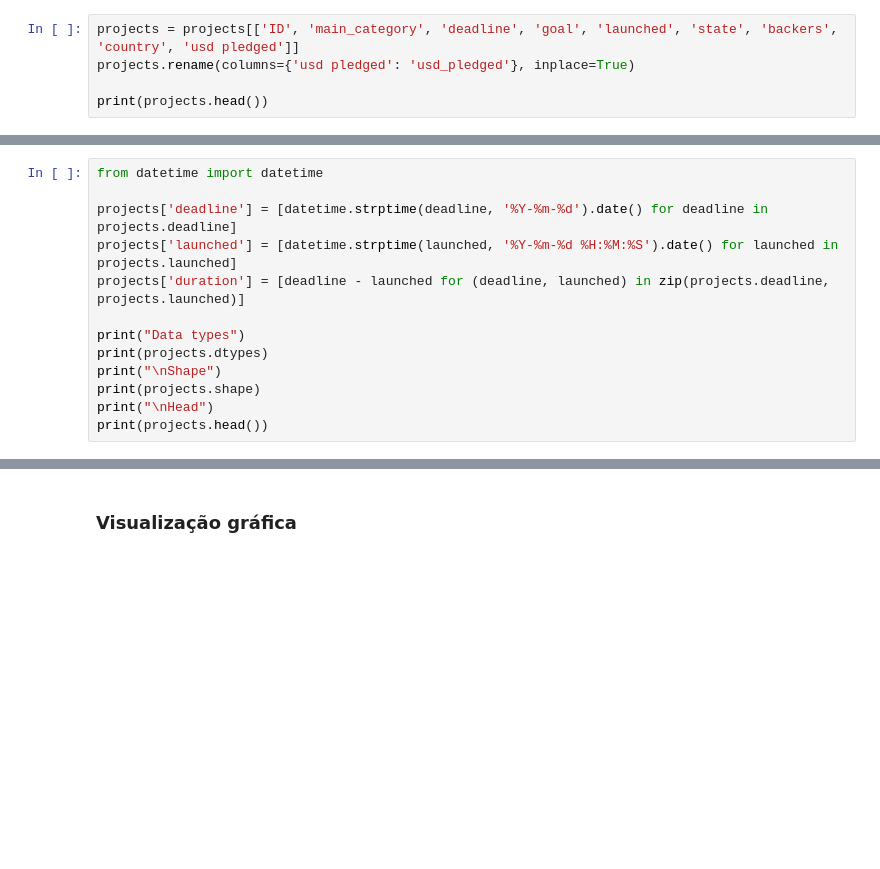
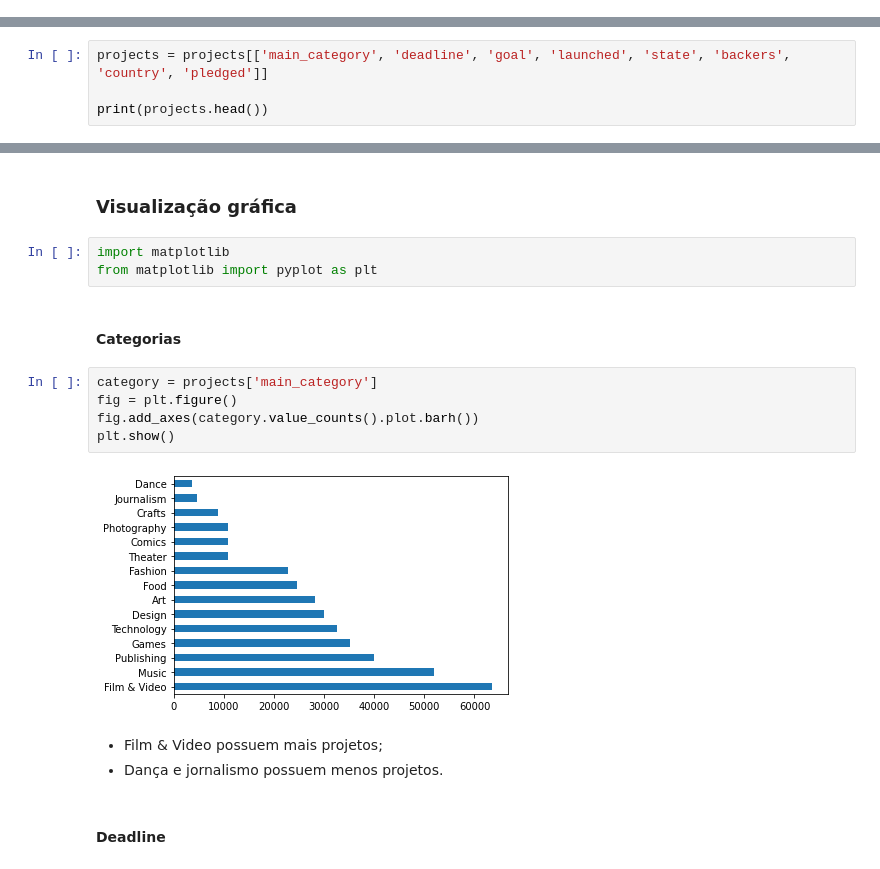
Before and after one commit to MNicaretta/KickstarterProjects, a Jupyter notebook: Kickstarter_projects.ipynb, the cells around one changed output, grey strips where cells are left out. Cells and saved outputs as stored; diff of their text form; blank space fills up the shorter version.

```diff
--- a/Kickstarter_projects.ipynb
+++ b/Kickstarter_projects.ipynb
@@ -53,5 +42,0 @@ Além disso, criaremos um novo atributo de duração do projeto:
-# %%
-projects = projects[['ID', 'main_category', 'deadline', 'goal', 'launched', 'state', 'backers', 'country', 'usd pledged']]
-projects.rename(columns={'usd pledged': 'usd_pledged'}, inplace=True)
-
-print(projects.head())
@@ -65,13 +42,0 @@ print(projects.head())
-# %%
-from datetime import datetime
-
-projects['deadline'] = [datetime.strptime(deadline, '%Y-%m-%d').date() for deadline in projects.deadline]
-projects['launched'] = [datetime.strptime(launched, '%Y-%m-%d %H:%M:%S').date() for launched in projects.launched]
-projects['duration'] = [deadline - launched for (deadline, launched) in zip(projects.deadline, projects.launched)]
-
-print("Data types")
-print(projects.dtypes)
-print("\nShape")
-print(projects.shape)
-print("\nHead")
-print(projects.head())
@@ -97,0 +83,4 @@ dtype: object
+# %%
+projects = projects[['main_category', 'deadline', 'goal', 'launched', 'state', 'backers', 'country', 'pledged']]
+
+print(projects.head())
@@ -98,2 +113,19 @@ dtype: object
 # %% [markdown]
 ### Visualização gráfica
+# %%
+import matplotlib
+from matplotlib import pyplot as plt
+# %% [markdown]
+#### Categorias
+# %%
+category = projects['main_category']
+fig = plt.figure()
+fig.add_axes(category.value_counts().plot.barh())
+plt.show()
+# %% [output]
+[figure, added]
+# %% [markdown]
+- Film & Video possuem mais projetos;
+- Dança e jornalismo possuem menos projetos.
+# %% [markdown]
+#### Deadline
```
Also changed, not shown: parts of 28 cells of this notebook.
